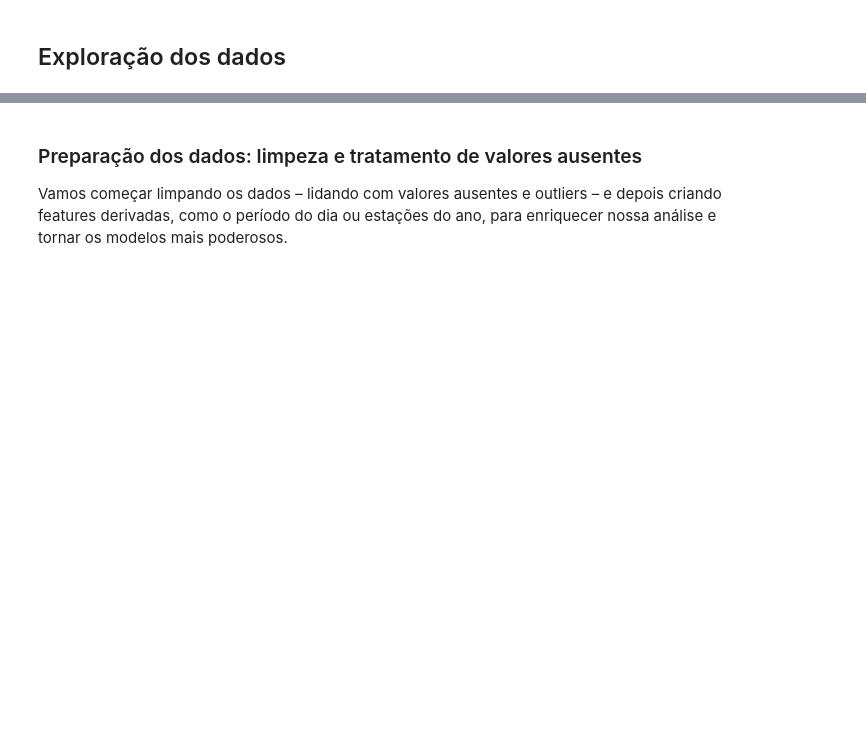
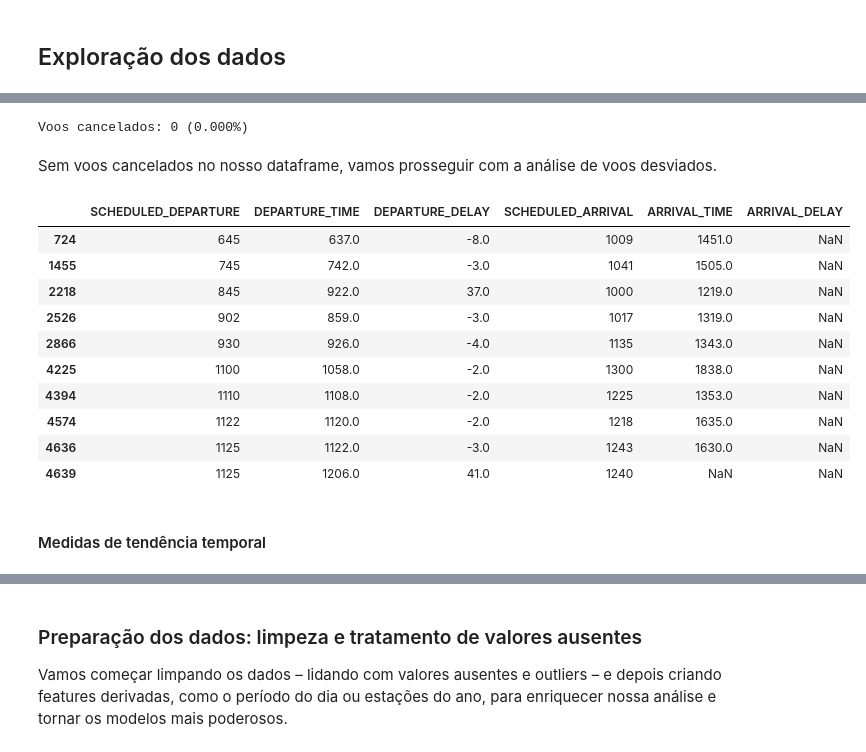
Before and after one commit to anacarolineas/tech-challenge-flights, a Jupyter notebook: analise_atrasos_voos.ipynb, the cells around one changed output, grey strips where cells are left out. Saved outputs shown, nothing was run; the diff lists cells and outputs as text; code cells hidden in the pictures; blank space fills up the shorter version.

```diff
--- a/analise_atrasos_voos.ipynb
+++ b/analise_atrasos_voos.ipynb
@@ -75,0 +72,29 @@ Antes de avançar para visualizações e modelagem preditiva, realizaremos uma a
+# %%
+print(f"Quantidade de ARRIVAL_DELAY nulos: {flights_df['ARRIVAL_DELAY'].isnull().sum()}")
+
+# Filtrar linhas onde ARRIVAL_DELAY é nulo e SCHEDULED_ARRIVAL e ARRIVAL_TIME não são nulos
+df_filtered = flights_df[
+    (flights_df['ARRIVAL_DELAY'].isnull()) &
+    (flights_df['SCHEDULED_ARRIVAL'].notnull()) &
+    (flights_df['ARRIVAL_TIME'].notnull())
+].copy()
+
+print(f"Linhas para calcular ARRIVAL_DELAY: {len(df_filtered)}")
+
+def hhmm_to_minutes(hhmm):
+    hhmm = int(hhmm)
+    return (hhmm // 100) * 60 + (hhmm % 100)
+
+df_filtered['SCHEDULED_MIN'] = df_filtered['SCHEDULED_ARRIVAL'].apply(hhmm_to_minutes)
+df_filtered['ARRIVAL_MIN'] = df_filtered['ARRIVAL_TIME'].apply(hhmm_to_minutes)
+
+# Diferença
+df_filtered['ARRIVAL_DELAY'] = df_filtered['ARRIVAL_MIN'] - df_filtered['SCHEDULED_MIN']
+
+# Ajuste para voos que cruzam a meia-noite
+df_filtered.loc[
+    df_filtered['ARRIVAL_DELAY'] < -720,
+    'ARRIVAL_DELAY'
+] += 1440
+
+df_filtered[['FLIGHT_NUMBER', 'TAIL_NUMBER', 'ARRIVAL_DELAY', 'SCHEDULED_ARRIVAL', 'ARRIVAL_TIME']].head(10)
@@ -75,0 +139,25 @@ Antes de avançar para visualizações e modelagem preditiva, realizaremos uma a
+# %%
+count_cancelled = int((df['CANCELLED'] == 1).sum())
+print(f"Voos cancelados: {count_cancelled} ({(count_cancelled/len(df)*100):.3f}%)")
+# %% [output]
+Voos cancelados: 0 (0.000%)
+# %% [markdown]
+Sem voos cancelados no nosso dataframe, vamos prosseguir com a análise de voos desviados.
+# %%
+df_diverted = flights_df[flights_df['DIVERTED'] == 1]
+df_diverted[['SCHEDULED_DEPARTURE', 'DEPARTURE_TIME', 'DEPARTURE_DELAY',
+        'SCHEDULED_ARRIVAL', 'ARRIVAL_TIME', 'ARRIVAL_DELAY']][:10]
+# %% [output]
+|  | SCHEDULED_DEPARTURE | DEPARTURE_TIME | DEPARTURE_DELAY | SCHEDULED_ARRIVAL | ARRIVAL_TIME | ARRIVAL_DELAY |
+| 724 | 645 | 637.0 | -8.0 | 1009 | 1451.0 | NaN |
+| 1455 | 745 | 742.0 | -3.0 | 1041 | 1505.0 | NaN |
+| 2218 | 845 | 922.0 | 37.0 | 1000 | 1219.0 | NaN |
+| 2526 | 902 | 859.0 | -3.0 | 1017 | 1319.0 | NaN |
+| 2866 | 930 | 926.0 | -4.0 | 1135 | 1343.0 | NaN |
+| 4225 | 1100 | 1058.0 | -2.0 | 1300 | 1838.0 | NaN |
+| 4394 | 1110 | 1108.0 | -2.0 | 1225 | 1353.0 | NaN |
+| 4574 | 1122 | 1120.0 | -2.0 | 1218 | 1635.0 | NaN |
+| 4636 | 1125 | 1122.0 | -3.0 | 1243 | 1630.0 | NaN |
+| 4639 | 1125 | 1206.0 | 41.0 | 1240 | NaN | NaN |
+# %% [markdown]
+#### Medidas de tendência temporal
```
Also changed, not shown: parts of 24 cells of this notebook.
